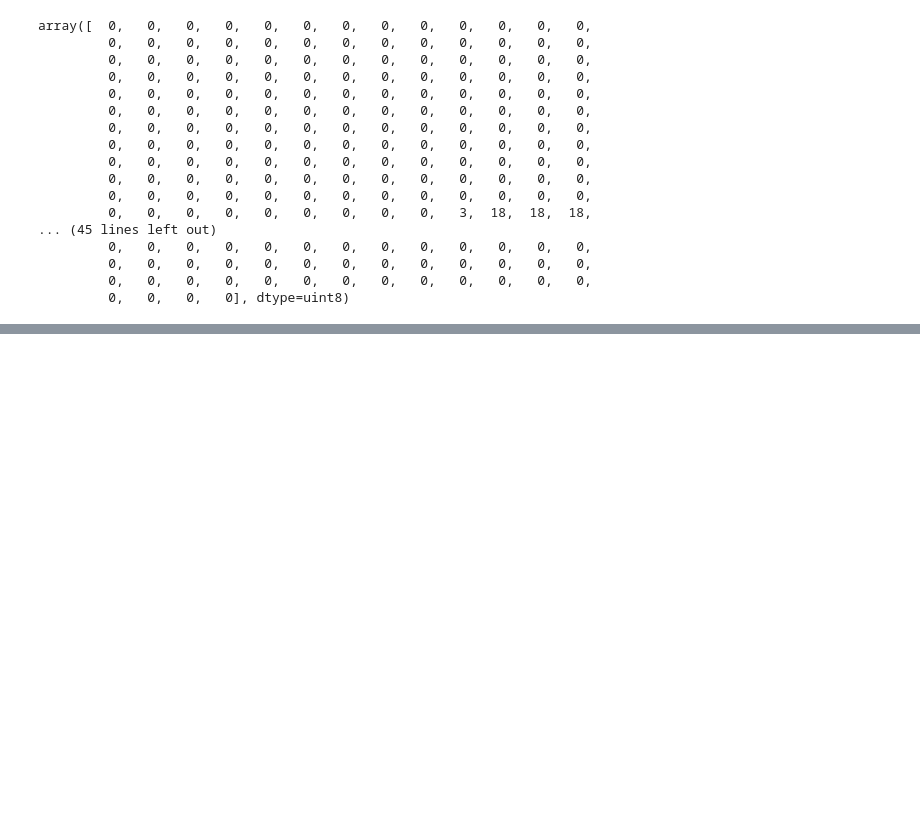
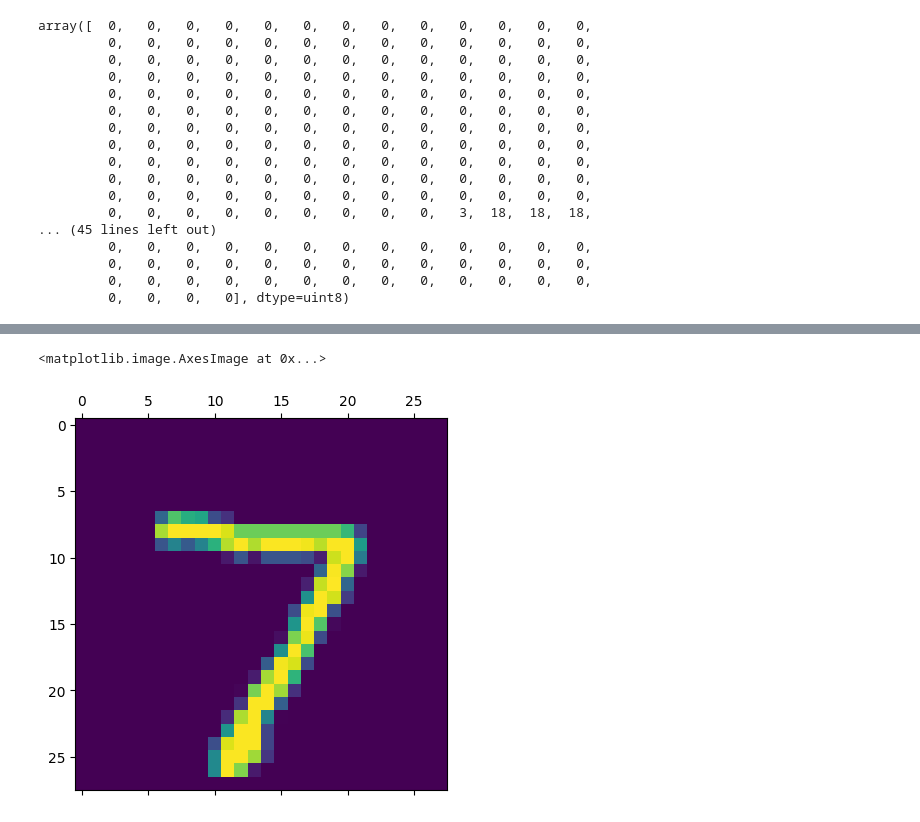
Before and after one commit to Suhaniparmar/Python-Deep-learning, a Jupyter notebook: Handwritten_digit_classification.ipynb, the cells around one changed output, grey strips where cells are left out. Drawn from its saved outputs; the diff is of its cells as text; code cells hidden in the pictures; blank space fills up the shorter version.

```diff
--- a/Handwritten_digit_classification.ipynb
+++ b/Handwritten_digit_classification.ipynb
@@ -70,3 +72,27 @@ array([  0,   0,   0,   0,   0,   0,   0,   0,   0,   0,   0,   0,   0,
          0,   0,   0,   0,   0,   0,   0,   0,   0,   0,   0,   0,   0,
          0,   0,   0,   0,   0,   0,   0,   0,   0,   0,   0,   0,   0,
          0,   0,   0,   0], dtype=uint8)
+# %%
+import tensorflow as tf
+from tensorflow import keras
+import matplotlib.pyplot as plt
+import numpy as np
+
+x_train = x_train/255
+x_test = x_test/255
+
+x_train_flattened = x_train.reshape(len(x_train),28*28)      # Here, reshape converts each 28x28 image into a 1D array of 784 (28*28) elements. This is called flattening the images.
+x_test_flattened = x_test.reshape(len(x_test),28*28)
+
+
+model = keras.Sequential([                                                               # Sequential indicates stack in neural network
+    keras.layers.Dense(10,input_shape=(784,),activation="sigmoid")                       # Dense indicates all neuron of one layer connected with every other neuron of 2nd layer
+])
+
+model.compile(
+    optimizer='adam',
+    loss='sparse_categorical_crossentropy',
+    metrics=['accuracy']
+
+)
+model.fit(x_train_flattened, y_train, epochs=5)
@@ -72,0 +116,5 @@ array([  0,   0,   0,   0,   0,   0,   0,   0,   0,   0,   0,   0,   0,
+# %%
+plt.matshow(x_test[0])
+# %% [output]
+<matplotlib.image.AxesImage at 0x...>
+[figure, added]
```
Also changed, not shown: parts of 6 cells of this notebook.
